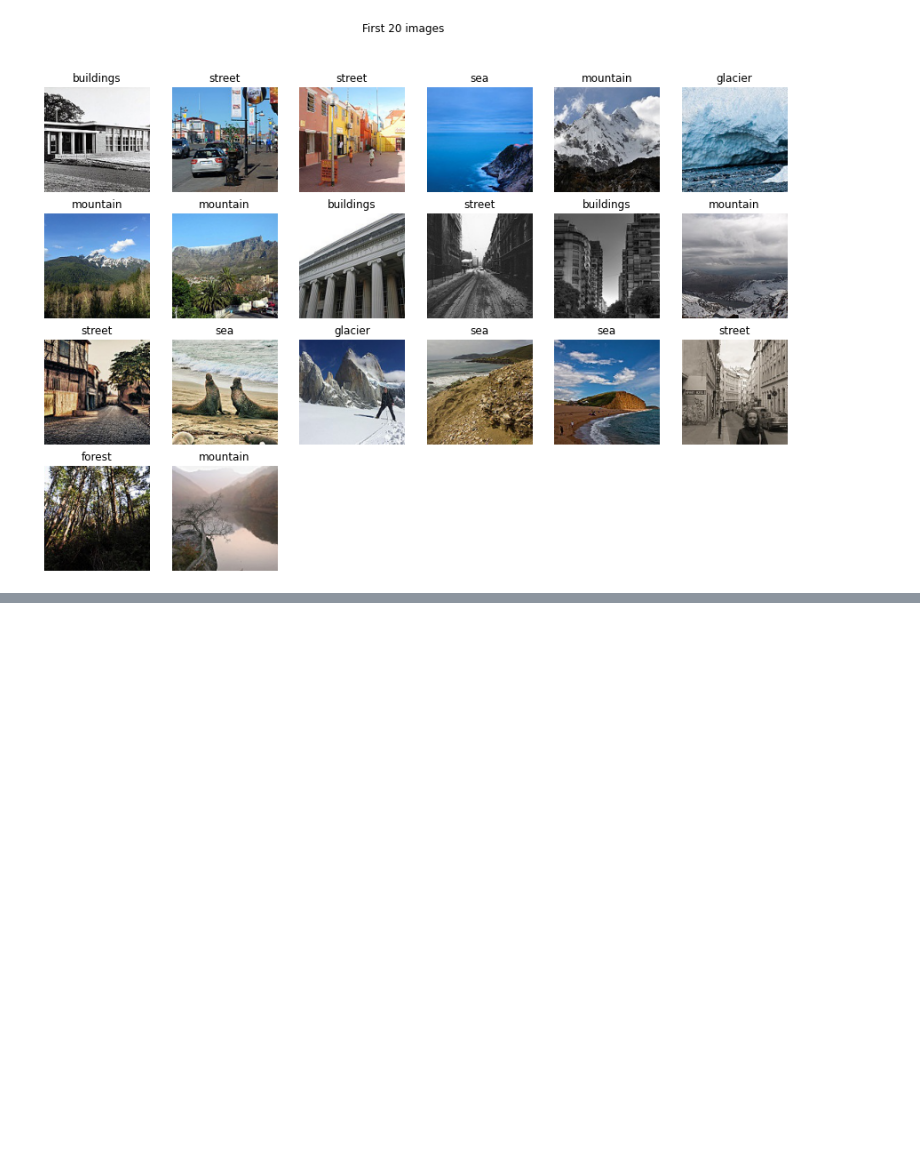
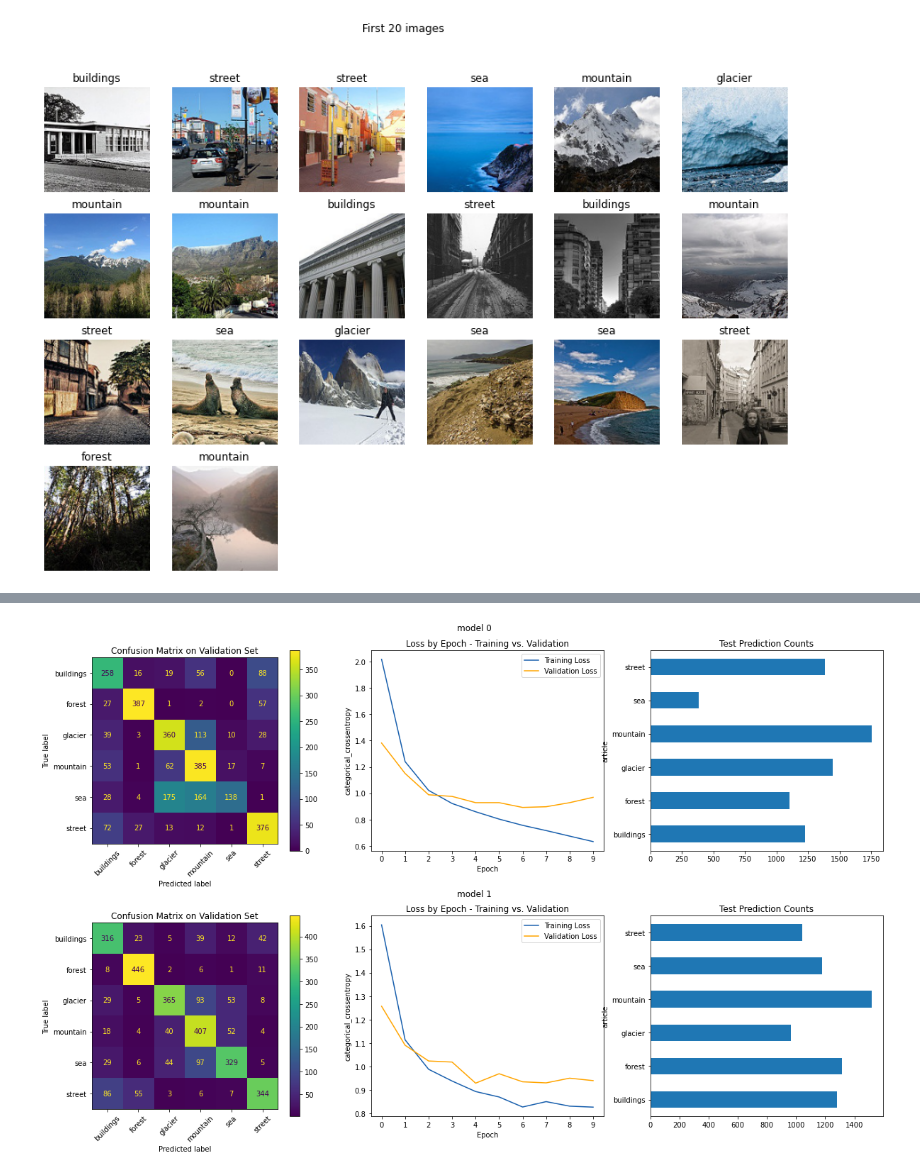
Before and after one commit to dagross/Intel-Image-Classification, a Jupyter notebook: project-5.ipynb, the cells around one changed output, grey strips where cells are left out. Saved outputs shown, nothing was run; the diff lists cells and outputs as text; code cells hidden in the pictures; blank space fills up the shorter version.

```diff
--- a/project-5.ipynb
+++ b/project-5.ipynb
@@ -231,0 +275,19 @@ stats
+# %%
+# model 1
+# L2
+model = Sequential()
+model.add(Conv2D(filters = 8, kernel_size = (3, 3), activation = 'relu', input_shape = (150, 150, 3)))
+model.add(MaxPooling2D(pool_size = (2, 2)))
+model.add(Flatten())
+model.add(Dense(64, activation = 'relu', kernel_regularizer = l2(0.005)))
+model.add(Dense(6, activation = 'softmax'))
+
+model.compile(loss = 'categorical_crossentropy', optimizer = 'adam', metrics = ['acc'])
+history = model.fit(X_train, y_train, batch_size = 128, epochs = 10, verbose = 0, validation_data = (X_val, y_val))
+
+models.append(model)
+histories.append(history)
+# %%
+stats = evaluate_models(models, histories, X_test, class_labels)
+# %% [output]
+[figure, added]
```
Also changed, not shown: parts of 19 cells of this notebook, 1 other file.
